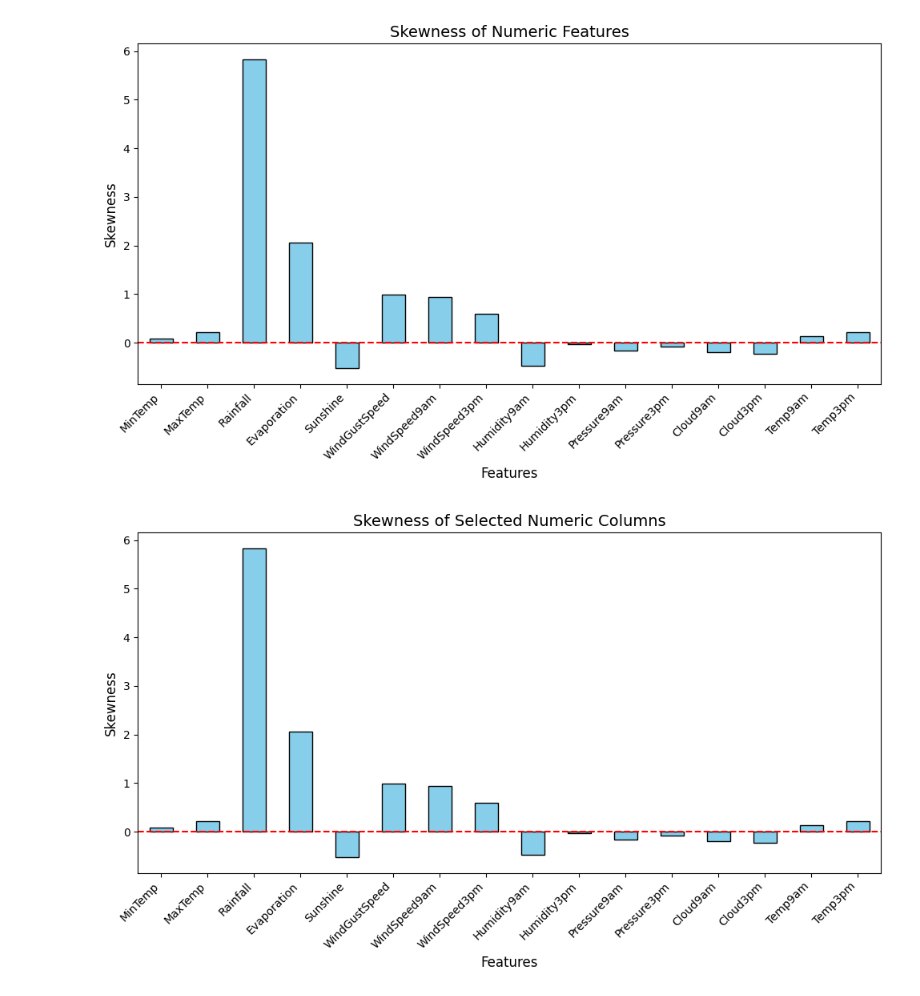
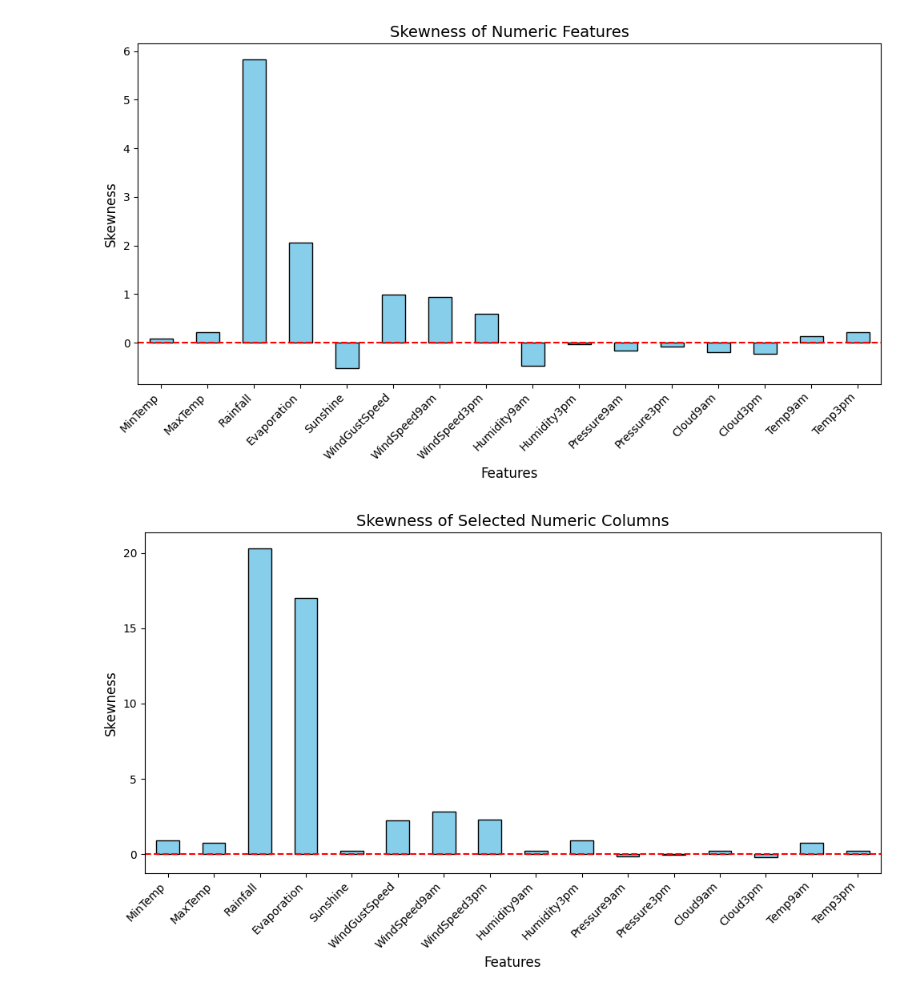
Before and after one commit to VARSHINI71710/Rainfall, a Jupyter notebook: datapreprocess.ipynb, the cells around one changed output. Drawn from its saved outputs; the diff is of its cells as text; code cells hidden in the pictures.

```diff
--- a/datapreprocess.ipynb
+++ b/datapreprocess.ipynb
@@ -147,29 +201,31 @@ plt.tight_layout()
 plt.show()
 # %% [output]
 [figure]
-# %%
-import pandas as pd
-import matplotlib.pyplot as plt
-
-cols_to_square = ['MinTemp', 'MaxTemp', 'Rainfall', 'Evaporation',
-                  'Sunshine', 'WindGustSpeed', 'WindSpeed9am', 'WindSpeed3pm',
-                  'Humidity9am', 'Humidity3pm', 'Pressure9am', 'Cloud9am', 'Temp9am']
-
-num_df= num_df** 2
-
-num_df=df_random.select_dtypes(include=['int64','float64'] )
-
-skew_values = num_df.skew(numeric_only=True)
-
-plt.figure(figsize=(10,6))
-skew_values.plot(kind='bar', color='skyblue', edgecolor='black')
-
-plt.title("Skewness of Selected Numeric Columns", fontsize=14)
-plt.xlabel("Features", fontsize=12)
-plt.ylabel("Skewness", fontsize=12)
-plt.xticks(rotation=45, ha="right")
-plt.axhline(y=0, color='red', linestyle='--')
-plt.tight_layout()
-plt.show()
-# %% [output]
-[figure, removed]
+# %%
+import pandas as pd
+import matplotlib.pyplot as plt
+
+num_df = df_random.select_dtypes(include=['int64', 'float64']).copy()
+
+cols_to_square = ['MinTemp', 'MaxTemp', 'Rainfall', 'Evaporation',
+                  'Sunshine', 'WindGustSpeed', 'WindSpeed9am', 'WindSpeed3pm',
+                  'Humidity9am', 'Humidity3pm', 'Pressure9am', 'Cloud9am', 'Temp9am']
+
+for col in cols_to_square:
+    if col in num_df.columns:
+        num_df[col] = num_df[col] ** 2
+
+skew_values = num_df.skew(numeric_only=True)
+
+plt.figure(figsize=(10,6))
+skew_values.plot(kind='bar', color='skyblue', edgecolor='black')
+
+plt.title("Skewness of Selected Numeric Columns", fontsize=14)
+plt.xlabel("Features", fontsize=12)
+plt.ylabel("Skewness", fontsize=12)
+plt.xticks(rotation=45, ha="right")
+plt.axhline(y=0, color='red', linestyle='--')
+plt.tight_layout()
+plt.show()
+# %% [output]
+[figure, added]
```
Also changed, not shown: parts of 3 cells of this notebook, 4 other files.
